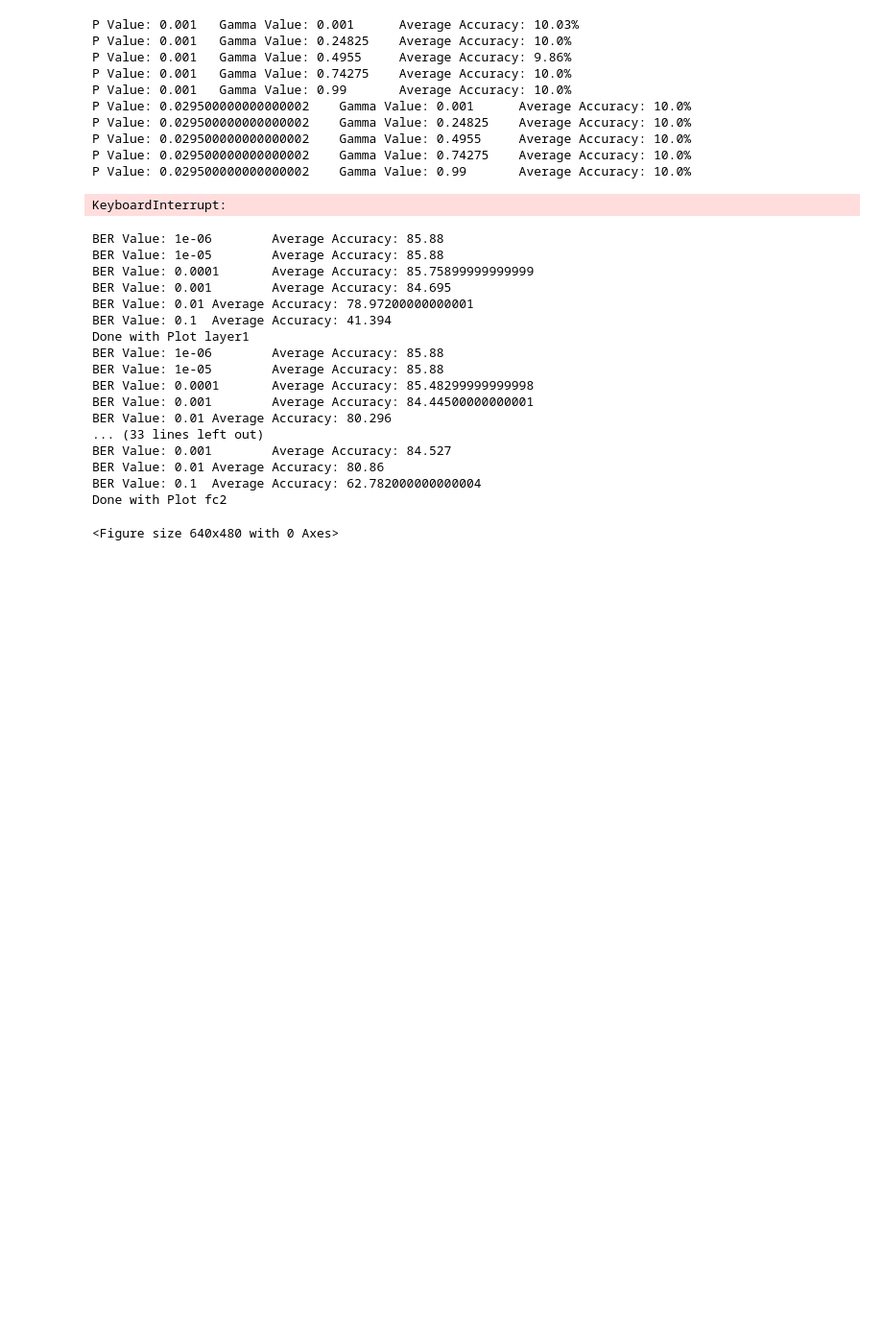
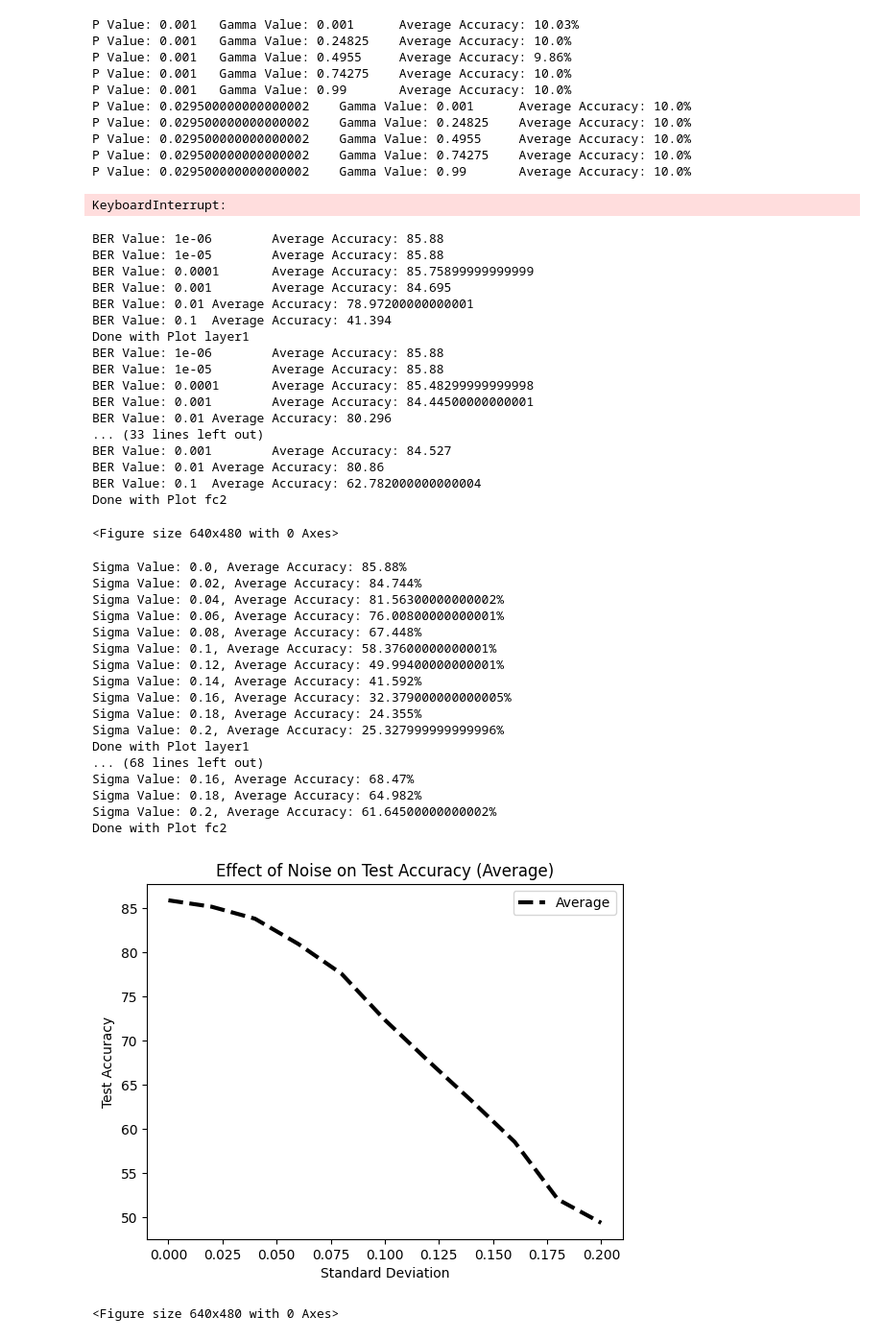
Before and after one commit to Markay12/pynq-finn-FPGA, a Jupyter notebook: noise_weight_analysis/Cifar10/Brevitas/test1/Cifar10_NoiseAnalysis1.ipynb, the cells around one changed output. Shown at 96% size. Cells and saved outputs as stored; diff of their text form; code cells hidden in the pictures; blank space fills up the shorter version.

Commit message:
update visuals and analysis

```diff
--- a/noise_weight_analysis/Cifar10/Brevitas/test1/Cifar10_NoiseAnalysis1.ipynb
+++ b/noise_weight_analysis/Cifar10/Brevitas/test1/Cifar10_NoiseAnalysis1.ipynb
@@ -579,3 +559,25 @@ Done with Plot fc2
 # %%
 ## Gaussian Noise
 sigma_vector = np.linspace(0, 0.2, 11)
+
+gaussian_noise_plots_brevitas(perturbations, layer_names, sigma_vector, model, device)
+# %% [output]
+Sigma Value: 0.0, Average Accuracy: 85.88%
+Sigma Value: 0.02, Average Accuracy: 84.744%
+Sigma Value: 0.04, Average Accuracy: 81.56300000000002%
+Sigma Value: 0.06, Average Accuracy: 76.00800000000001%
+Sigma Value: 0.08, Average Accuracy: 67.448%
+Sigma Value: 0.1, Average Accuracy: 58.37600000000001%
+Sigma Value: 0.12, Average Accuracy: 49.99400000000001%
+Sigma Value: 0.14, Average Accuracy: 41.592%
+Sigma Value: 0.16, Average Accuracy: 32.379000000000005%
+Sigma Value: 0.18, Average Accuracy: 24.355%
+Sigma Value: 0.2, Average Accuracy: 25.327999999999996%
+Done with Plot layer1
+... (68 lines left out)
+Sigma Value: 0.16, Average Accuracy: 68.47%
+Sigma Value: 0.18, Average Accuracy: 64.982%
+Sigma Value: 0.2, Average Accuracy: 61.64500000000002%
+Done with Plot fc2
+[figure, added]
+<Figure size 640x480 with 0 Axes>
```
Also changed, not shown: parts of 10 cells of this notebook.
